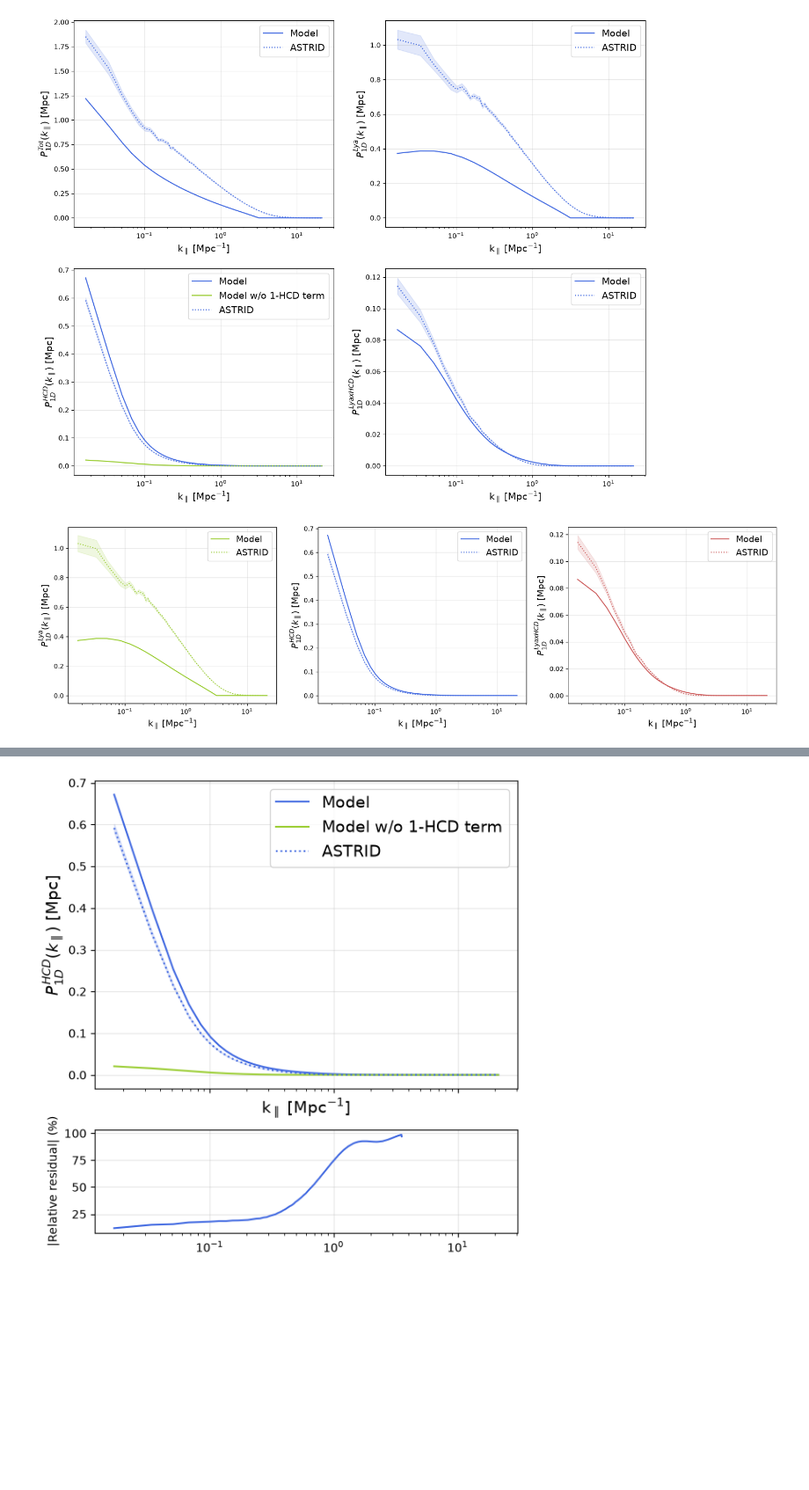
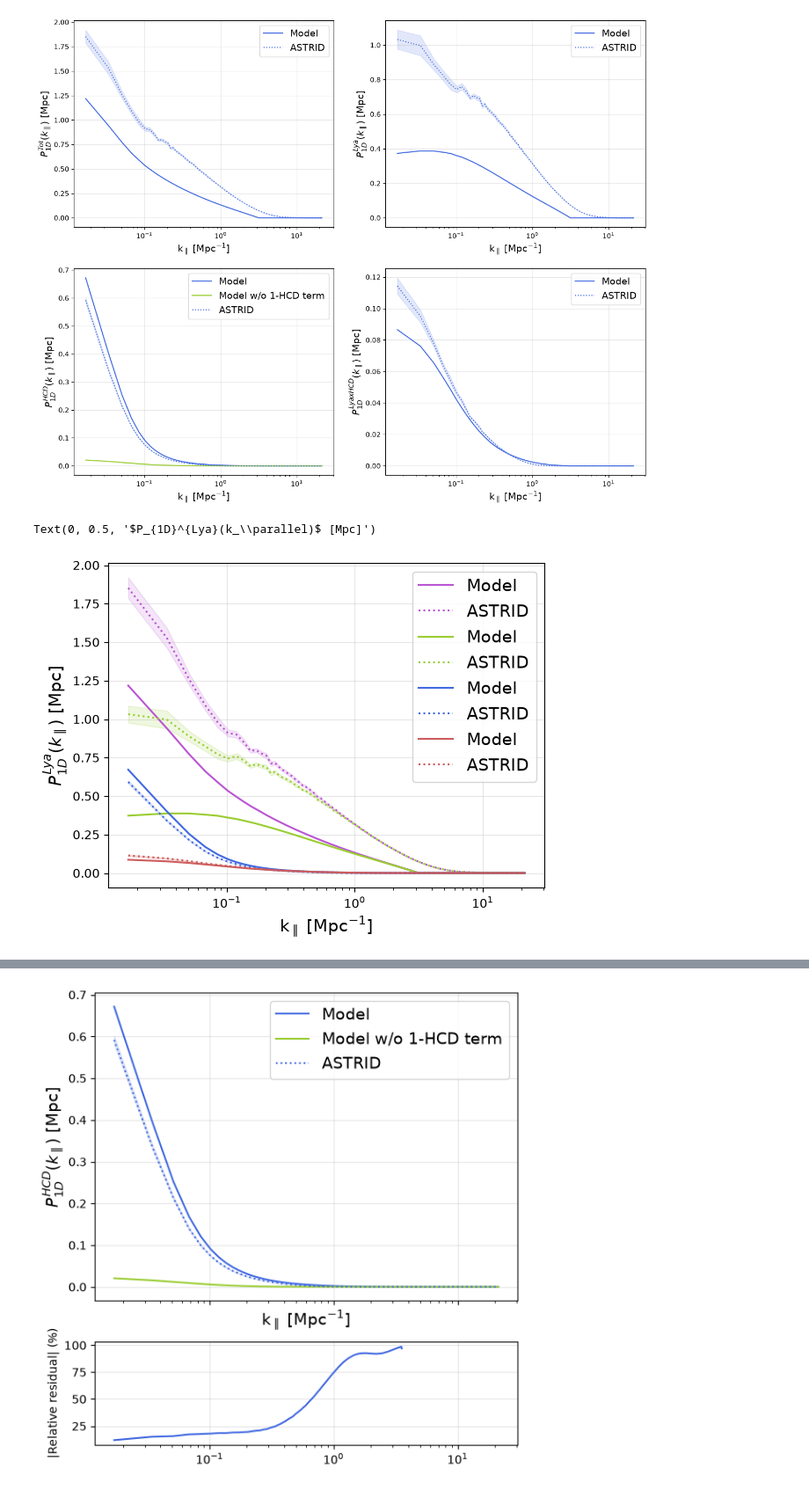
Before and after one commit to andreufont/astrid_hcd, a Jupyter notebook: MW11model/Comparisons/ModelvsASTRID.ipynb, the cells around one changed output, grey strips where cells are left out. Shown at 88% size. Cells and saved outputs as stored; diff of their text form; code cells hidden in the pictures; blank space fills up the shorter version.

```diff
--- a/MW11model/Comparisons/ModelvsASTRID.ipynb
+++ b/MW11model/Comparisons/ModelvsASTRID.ipynb
@@ -376,44 +447,25 @@ plt.savefig('plot.png', dpi=200, bbox_inches='tight')
 # %% [output]
 [figure]
 # %%
-plt.figure(figsize=(20, 5))
-
-plt.subplot(1, 3, 1)
+plt.plot(k_los, p1d_tot_m, color='mediumorchid', label='Model')
+plt.plot(k_los, P1d_tot, color='mediumorchid', linestyle=':', label='ASTRID')
+plt.fill_between(k_los, (P1d_tot-P1d_std_tot), (P1d_tot+P1d_std_tot), color='mediumorchid', alpha=0.15)
 plt.plot(k_los, p1d_lya_m, color='yellowgreen', label='Model')
 plt.plot(k_los, P1d_lya, color='yellowgreen', linestyle=':', label='ASTRID')
 plt.fill_between(k_los, (P1d_lya-P1d_std_lya), (P1d_lya+P1d_std_lya), color='yellowgreen', alpha=0.15)
+plt.plot(k_los, p1d_hcd_m, color='royalblue', label='Model')
+plt.plot(k_los, P1d_hcd, color='royalblue', linestyle=':', label='ASTRID')
+plt.fill_between(k_los, (P1d_hcd-P1d_std_hcd), (P1d_hcd+P1d_std_hcd), color='royalblue', alpha=0.15)
+plt.plot(k_los, p1d_lyahcd_m, color='indianred', label='Model')
+plt.plot(k_los, P1d_lyahcd, color='indianred', linestyle=':', label='ASTRID')
+plt.fill_between(k_los, (P1d_lyahcd-P1d_std_lyahcd), (P1d_lyahcd+P1d_std_lyahcd), color='indianred', alpha=0.15)
+
 
 plt.legend(loc='upper right', fontsize=14)
 plt.xscale('log')
 plt.grid(alpha=0.3)
 plt.xlabel(r'k$_\parallel$ [Mpc$^{-1}$]', fontsize=14)
 plt.ylabel(r'$P_{1D}^{Lya}(k_\parallel)$ [Mpc]', fontsize=14)
-
-
-plt.subplot(1, 3, 2)
-plt.plot(k_los, p1d_hcd_m, color='royalblue', label='Model')
-plt.plot(k_los, P1d_hcd, color='royalblue', linestyle=':', label='ASTRID')
-plt.fill_between(k_los, (P1d_hcd-P1d_std_hcd), (P1d_hcd+P1d_std_hcd), color='royalblue', alpha=0.15)
-
-plt.legend(loc='upper right', fontsize=14)
-plt.xscale('log')
-plt.grid(alpha=0.3)
-#plt.xlim(k_los[1:].min(), 6)
-plt.xlabel(r'k$_\parallel$ [Mpc$^{-1}$]', fontsize=14)
-plt.ylabel(r'$P_{1D}^{HCD}(k_\parallel)$ [Mpc]', fontsize=14)
-
-
-plt.subplot(1, 3, 3)
-plt.plot(k_los, p1d_lyahcd_m, color='indianred', label='Model')
-plt.plot(k_los, P1d_lyahcd, color='indianred', linestyle=':', label='ASTRID')
-plt.fill_between(k_los, (P1d_lyahcd-P1d_std_lyahcd), (P1d_lyahcd+P1d_std_lyahcd), color='indianred', alpha=0.15)
-
-plt.legend(loc='upper right', fontsize=14)
-plt.xscale('log')
-plt.grid(alpha=0.3)
-plt.xlabel(r'k$_\parallel$ [Mpc$^{-1}$]', fontsize=14)
-plt.ylabel(r'$P_{1D}^{LyaxHCD}(k_\parallel)$ [Mpc]', fontsize=14)
-
-plt.savefig('plot.png', dpi=200, bbox_inches='tight')
 # %% [output]
+Text(0, 0.5, '$P_{1D}^{Lya}(k_\\parallel)$ [Mpc]')
-[figure, old version]
+[figure, new version]
```
Also changed, not shown: parts of 11 cells of this notebook, 3 other files.
